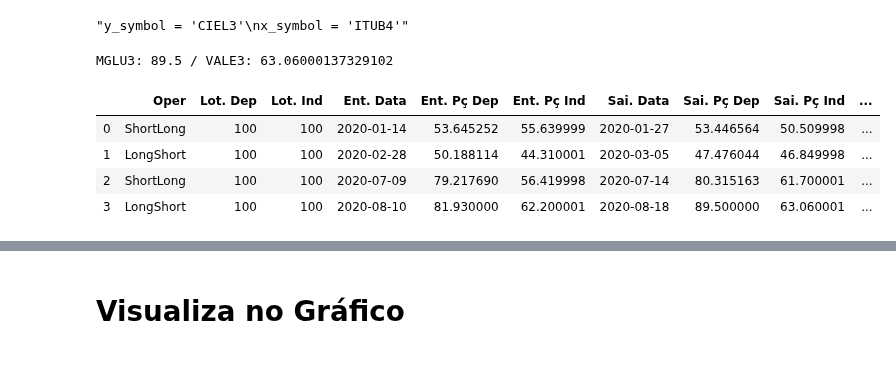
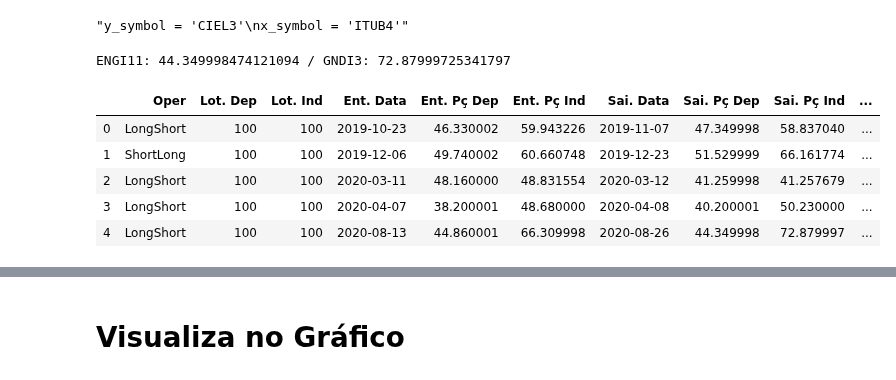
Before and after one commit to andreolvgomes/long-short-by-cointegration, a Jupyter notebook: BackTest.ipynb, the cells around one changed output, grey strips where cells are left out. Saved outputs shown, nothing was run; the diff lists cells and outputs as text; code cells hidden in the pictures.

```diff
--- a/BackTest.ipynb
+++ b/BackTest.ipynb
@@ -96,7 +96,7 @@ class BackTest(object):
         self.cointegration=None
 
     def execute(self, desv_input=2, desc_input_max=2.5, desv_stop=3, desv_take=0.1, period=100, coef_fixed=False,
-               min_adf=90, num_periods=3, min_halflife=0):
+               min_adf=90, num_periods=3, min_halflife=0, invert_pair=False):
 
         # define properties
         self.min_adf = min_adf
@@ -113,7 +113,10 @@ class BackTest(object):
             if (self.day_start == None):
                 self.day_start = day
 
-            self.y_values, self.x_values = mult.get_values(test[y_symbol], test[x_symbol], self.period)
+            if (invert_pair) :
+                self.y_values, self.x_values = mult.get_values(test[x_symbol], test[y_symbol], self.period)
+            else:
+                self.y_values, self.x_values = mult.get_values(test[y_symbol], test[x_symbol], self.period)
 
             # check se retornou a média após ter stopado
             if (self.check_return_mean_after_stoploss()==False):
@@ -316,26 +319,37 @@ x_symbol = 'ITUB4'"""
 # 3. Stopar com X %
 # 4. Take com X %
 # %%
-y_symbol = 'MGLU3'
-x_symbol = 'VALE3'
+y_symbol = 'B3SA3'
+x_symbol = 'ELET3'
+
+y_symbol = 'ENGI11'
+x_symbol = 'GNDI3'
 
 period = 100
 print('{}: {} / {}: {}'.format(y_symbol, data[y_symbol][0], x_symbol, data[x_symbol][0]))
 #mult.plot_residue(mult.residue(data[y_symbol], data[x_symbol], period))
 # %% [output]
-MGLU3: 89.5 / VALE3: 63.06000137329102
+ENGI11: 44.349998474121094 / GNDI3: 72.87999725341797
 # %%
 coef_fixed = False
+invert_pair = False
+
 back = BackTest()
-back.execute(period=period, desv_input=2, desc_input_max=2.5, desv_stop=3, coef_fixed=coef_fixed)
+back.execute(period=period,
+             desv_input=2,
+             desc_input_max=2.5,
+             desv_stop=3,
+             coef_fixed=coef_fixed,
+             invert_pair=invert_pair)
 hist = back.dataframe()
 hist
 # %% [output]
 |  | Oper | Lot. Dep | Lot. Ind | Ent. Data | Ent. Pç Dep | Ent. Pç Ind | Sai. Data | Sai. Pç Dep | Sai. Pç Ind | ... |
-| 0 | ShortLong | 100 | 100 | 2020-01-14 | 53.645252 | 55.639999 | 2020-01-27 | 53.446564 | 50.509998 | ... |
-| 1 | LongShort | 100 | 100 | 2020-02-28 | 50.188114 | 44.310001 | 2020-03-05 | 47.476044 | 46.849998 | ... |
-| 2 | ShortLong | 100 | 100 | 2020-07-09 | 79.217690 | 56.419998 | 2020-07-14 | 80.315163 | 61.700001 | ... |
-| 3 | LongShort | 100 | 100 | 2020-08-10 | 81.930000 | 62.200001 | 2020-08-18 | 89.500000 | 63.060001 | ... |
+| 0 | LongShort | 100 | 100 | 2019-10-23 | 46.330002 | 59.943226 | 2019-11-07 | 47.349998 | 58.837040 | ... |
+| 1 | ShortLong | 100 | 100 | 2019-12-06 | 49.740002 | 60.660748 | 2019-12-23 | 51.529999 | 66.161774 | ... |
+| 2 | LongShort | 100 | 100 | 2020-03-11 | 48.160000 | 48.831554 | 2020-03-12 | 41.259998 | 41.257679 | ... |
+| 3 | LongShort | 100 | 100 | 2020-04-07 | 38.200001 | 48.680000 | 2020-04-08 | 40.200001 | 50.230000 | ... |
+| 4 | LongShort | 100 | 100 | 2020-08-13 | 44.860001 | 66.309998 | 2020-08-26 | 44.349998 | 72.879997 | ... |
 # %%
 back.results()
 # %% [output]
```
Also changed, not shown: parts of 8 cells of this notebook, 6 other files.
